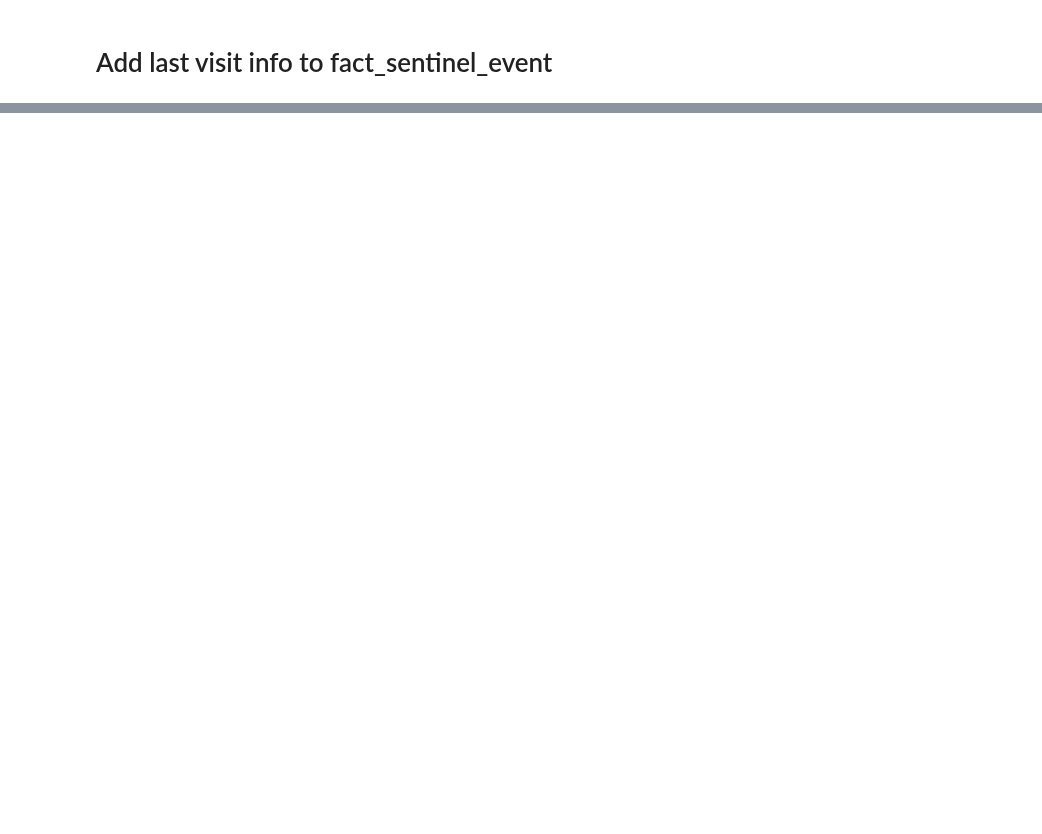
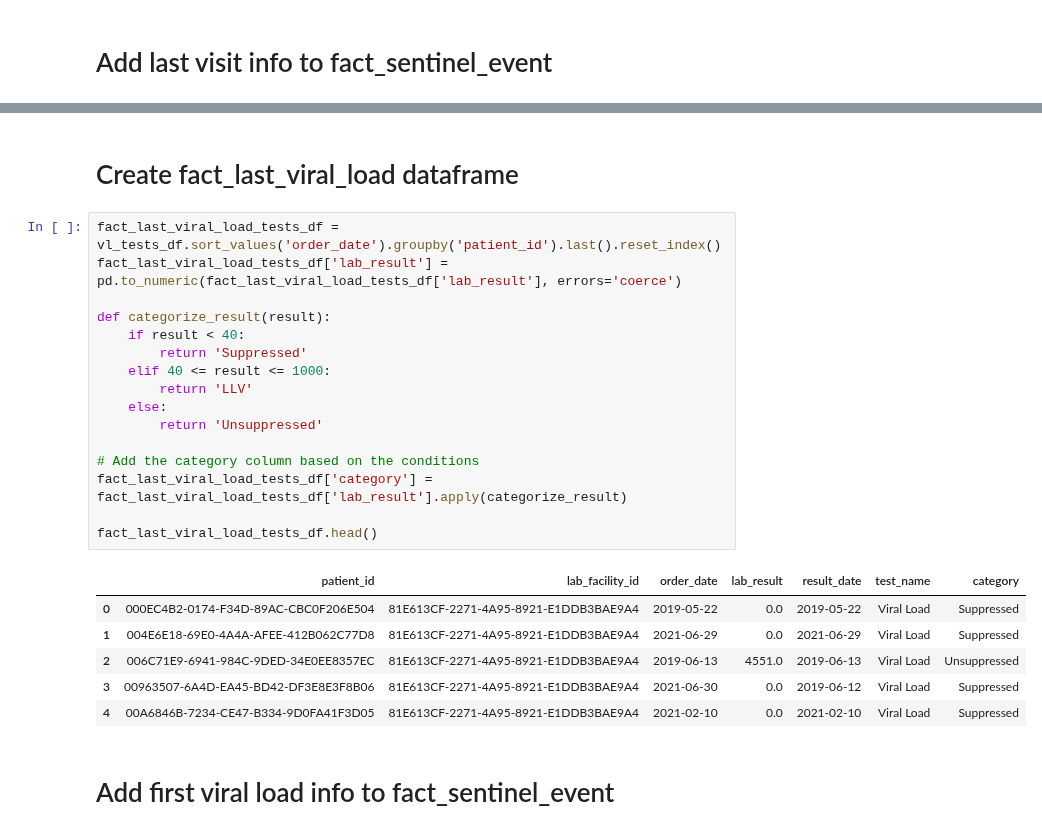
Before and after one commit to UCSF-IGHS/duft-config, a Jupyter notebook: system/data_tasks/fm_sentinel_events.ipynb, the cells around one changed output, grey strips where cells are left out. Cells and saved outputs as stored; diff of their text form; blank space fills up the shorter version.

```diff
--- a/system/data_tasks/fm_sentinel_events.ipynb
+++ b/system/data_tasks/fm_sentinel_events.ipynb
@@ -312,0 +405,27 @@ fact_sentinel_event_df.head()
+# %% [markdown]
+# Create fact_last_viral_load dataframe
+# %%
+fact_last_viral_load_tests_df = vl_tests_df.sort_values('order_date').groupby('patient_id').last().reset_index()
+fact_last_viral_load_tests_df['lab_result'] = pd.to_numeric(fact_last_viral_load_tests_df['lab_result'], errors='coerce')
+
+def categorize_result(result):
+    if result < 40:
+        return 'Suppressed'
+    elif 40 <= result <= 1000:
+        return 'LLV'
+    else:
+        return 'Unsuppressed'
+
+# Add the category column based on the conditions
+fact_last_viral_load_tests_df['category'] = fact_last_viral_load_tests_df['lab_result'].apply(categorize_result)
+
+fact_last_viral_load_tests_df.head()
+# %% [output]
+|  | patient_id | lab_facility_id | order_date | lab_result | result_date | test_name | category |
+| 0 | 000EC4B2-0174-F34D-89AC-CBC0F206E504 | 81E613CF-2271-4A95-8921-E1DDB3BAE9A4 | 2019-05-22 | 0.0 | 2019-05-22 | Viral Load | Suppressed |
+| 1 | 004E6E18-69E0-4A4A-AFEE-412B062C77D8 | 81E613CF-2271-4A95-8921-E1DDB3BAE9A4 | 2021-06-29 | 0.0 | 2021-06-29 | Viral Load | Suppressed |
+| 2 | 006C71E9-6941-984C-9DED-34E0EE8357EC | 81E613CF-2271-4A95-8921-E1DDB3BAE9A4 | 2019-06-13 | 4551.0 | 2019-06-13 | Viral Load | Unsuppressed |
+| 3 | 00963507-6A4D-EA45-BD42-DF3E8E3F8B06 | 81E613CF-2271-4A95-8921-E1DDB3BAE9A4 | 2021-06-30 | 0.0 | 2019-06-12 | Viral Load | Suppressed |
+| 4 | 00A6846B-7234-CE47-B334-9D0FA41F3D05 | 81E613CF-2271-4A95-8921-E1DDB3BAE9A4 | 2021-02-10 | 0.0 | 2021-02-10 | Viral Load | Suppressed |
+# %% [markdown]
+# Add first viral load info to fact_sentinel_event
```
Also changed, not shown: parts of 13 cells of this notebook.
